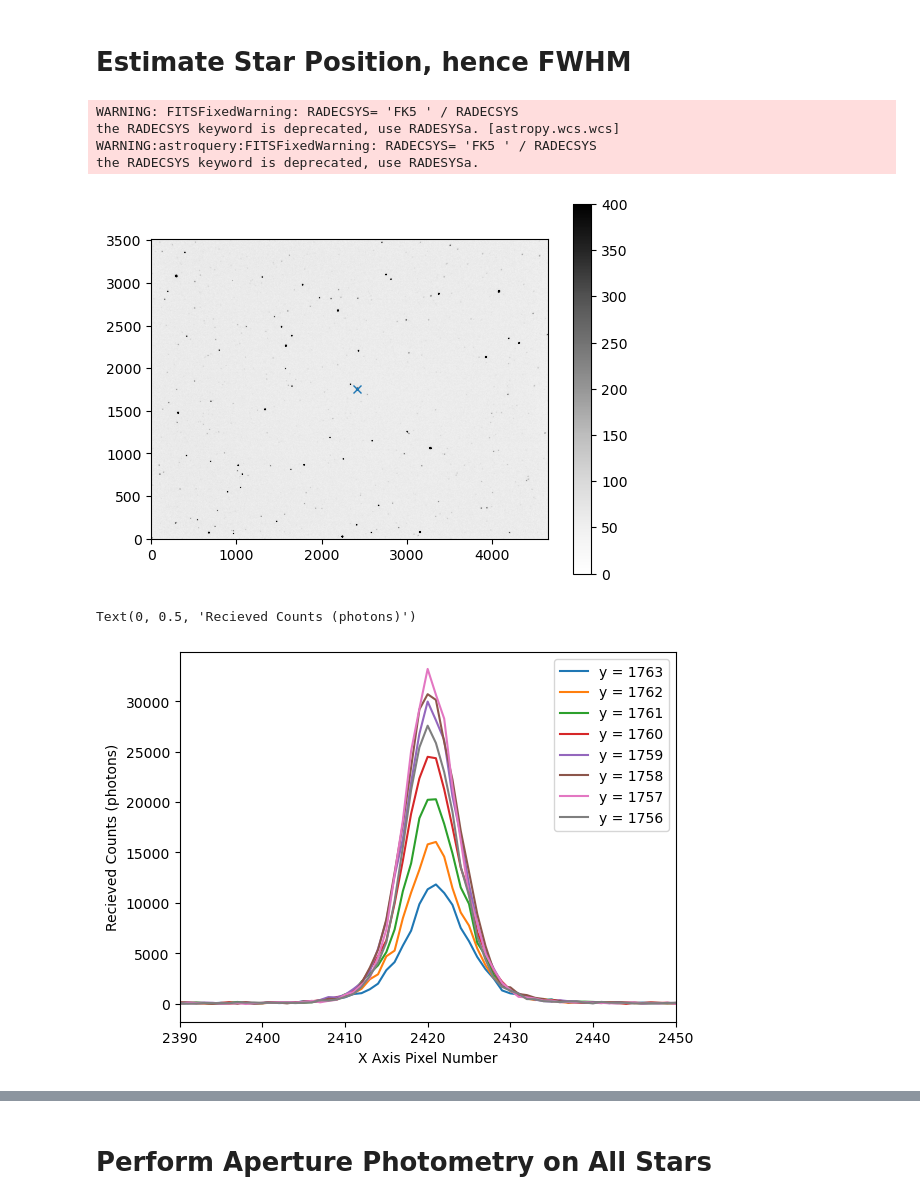
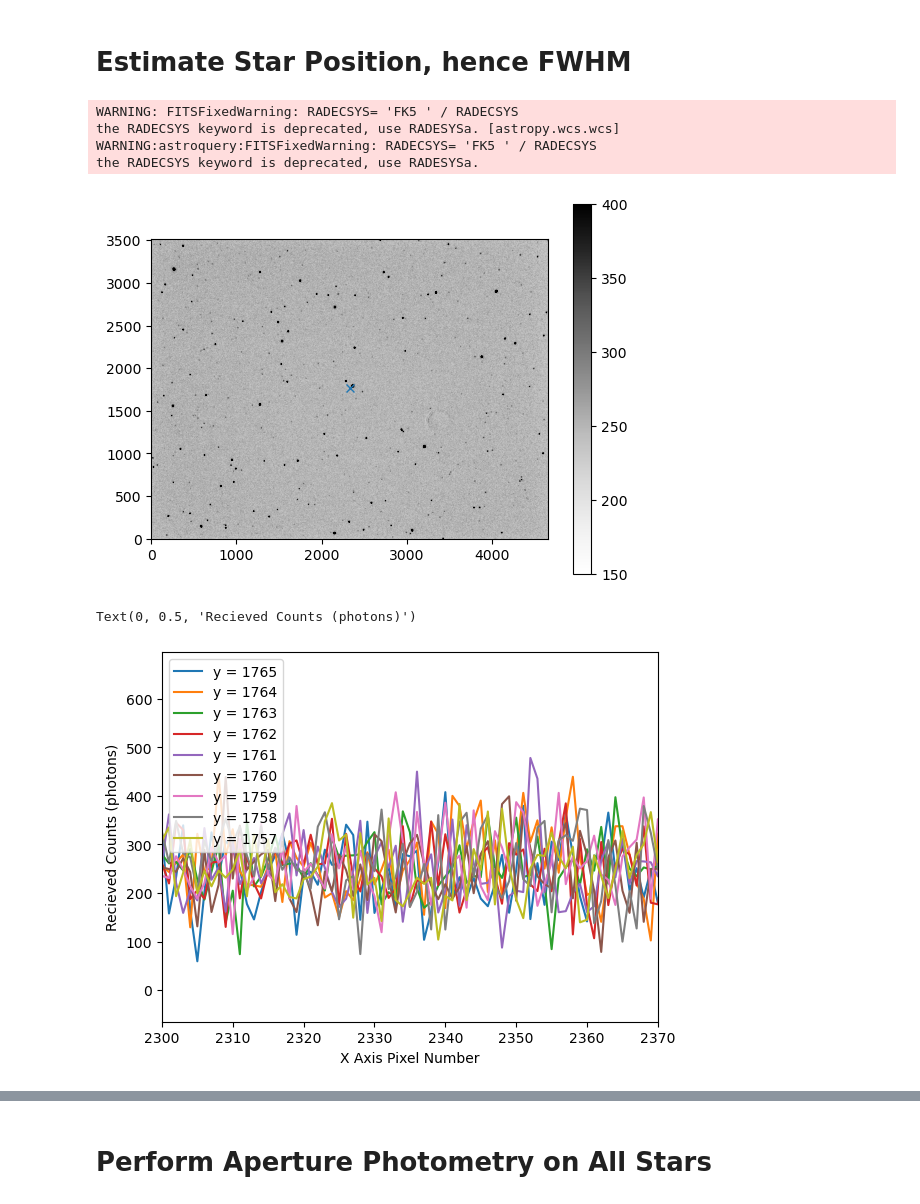
Before and after one commit to milliebutspace/MPhys-Code, a Jupyter notebook: The Big Photometry Loop M.ipynb, the cells around one changed output, grey strips where cells are left out. Saved outputs shown, nothing was run; the diff lists cells and outputs as text; code cells hidden in the pictures.

```diff
--- a/The Big Photometry Loop M.ipynb
+++ b/The Big Photometry Loop M.ipynb
@@ -31,7 +31,7 @@ fits = '.fits'
 csv = '_stars.csv'
 
 #filter specific file names
-luminance = 'Light_Luminance_3.500_secs_001_reduced'
+luminance = 'star_Light_Luminance_5_secs_001_reduced'
 red = 'star_Light_Red_18_secs_001_reduced'
 green = 'star_Light_Green_18_secs_001_reduced'
 blue = 'star_Light_Blue_18_secs_001_reduced'
@@ -42,10 +42,10 @@ ref_csv_name = luminance + csv
 current_filter = 'Luminance'
 
 #define path for csv files to be written to
-csv_path = Path(f'./RZ Cep/All_RZ_Cep/2023_11_10/RZ_Cep/CSVs/Unmatched Stars/{current_filter}')
+csv_path = Path(f'./RZ Cep/All_RZ_Cep/2022_12_07/RZ_Cep/CSVs/Unmatched Stars/{current_filter}')
 
 #set the path to the images we are looking at
-current_raw_path = f'./RZ Cep/All_RZ_Cep/2023_11_10/RZ_Cep/Lights/{current_filter} Reduced/'
+current_raw_path = f'./RZ Cep/All_RZ_Cep/2022_12_07/RZ_Cep/Lights/{current_filter} Reduced/'
 #create a list of files in the directory (file) indicated by the path, just in case some sub folders exist or files that are
 #not of the FITS type.
 file_list = [f for f in os.listdir(current_raw_path) if f.endswith(".fits")]
@@ -59,22 +59,24 @@ raw_ims = ccdp.ImageFileCollection(raw_path, filenames=file_list)
 # %%
 #read in raw image
 raw_im = CCDData.read(raw_path / ref_image_name)
 
 #plot the image, scaling it to see more of the stars
-plt.imshow(raw_im.data, cmap='Greys', vmin=0, vmax=400)
+plt.imshow(raw_im.data, cmap='Greys', vmin=150, vmax=400)
 plt.gca().invert_yaxis()
 #plot an x to estimate star position
-plt.plot(2410, 1760, marker='x')
+plt.plot(2330, 1770, marker='x')
 plt.colorbar()
 plt.show()
 # %% [output]
 WARNING: FITSFixedWarning: RADECSYS= 'FK5 ' / RADECSYS
 the RADECSYS keyword is deprecated, use RADESYSa. [astropy.wcs.wcs]
 WARNING:astroquery:FITSFixedWarning: RADECSYS= 'FK5 ' / RADECSYS
 the RADECSYS keyword is deprecated, use RADESYSa.
-[figure, old version]
+[figure, new version]
 # %%
 #plot a slice of the image at y = pix value
+plt.plot(raw_im.data[1765], label='y = 1765')
+plt.plot(raw_im.data[1764], label='y = 1764')
 plt.plot(raw_im.data[1763], label='y = 1763')
 plt.plot(raw_im.data[1762], label='y = 1762')
 plt.plot(raw_im.data[1761], label='y = 1761')
@@ -82,21 +84,22 @@ plt.plot(raw_im.data[1760], label='y = 1760')
 plt.plot(raw_im.data[1759], label='y = 1759')
 plt.plot(raw_im.data[1758], label='y = 1758')
 plt.plot(raw_im.data[1757], label='y = 1757')
-plt.plot(raw_im.data[1756], label='y = 1756')
 plt.legend()
 
-y_peak_loc = 1757
-y_peak_height = 34000
+y_peak_loc = 1793
+y_peak_height = 16000
 #peaks at y_pix = 1793 for 2022_12_07, so this is the approximate y location (height = 16000)
 #peaks at y_pix = 1756 for 2023_01_23, so this is the approximate y location (height = 38000)
+#peaks at y_pix = 1757 for 2023_02_23, so this is the approximate y location (height = 41000)
+#peaks at y_pix = 1757 for 2023_11_10, so this is the approximate y location (height = 34000)
 
 #find the rough location of the peak (range)
-plt.xlim(2390, 2450)
+plt.xlim(2300, 2370)
 
 plt.xlabel('X Axis Pixel Number')
 plt.ylabel('Recieved Counts (photons)')
 # %% [output]
 Text(0, 0.5, 'Recieved Counts (photons)')
-[figure, old version]
+[figure, new version]
 # %%
 #plot a slice of the image across the x axis
```
Also changed, not shown: parts of 6 cells of this notebook, 6 other files.
